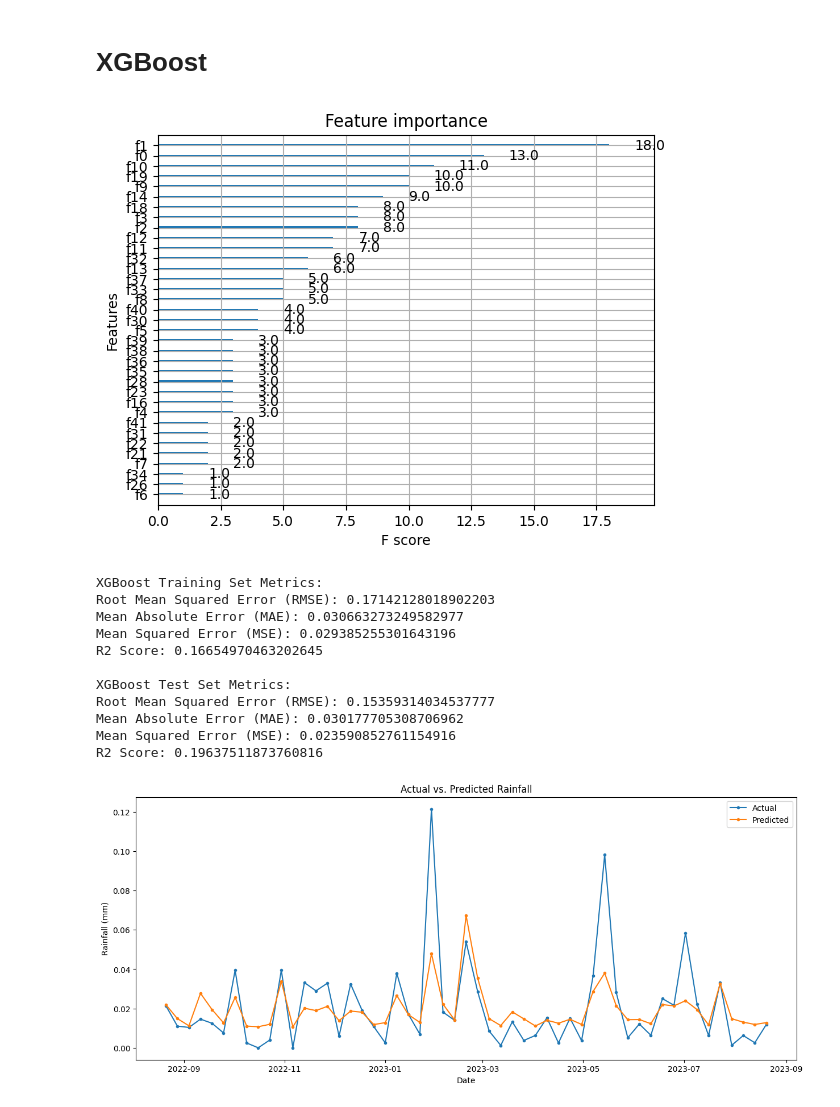
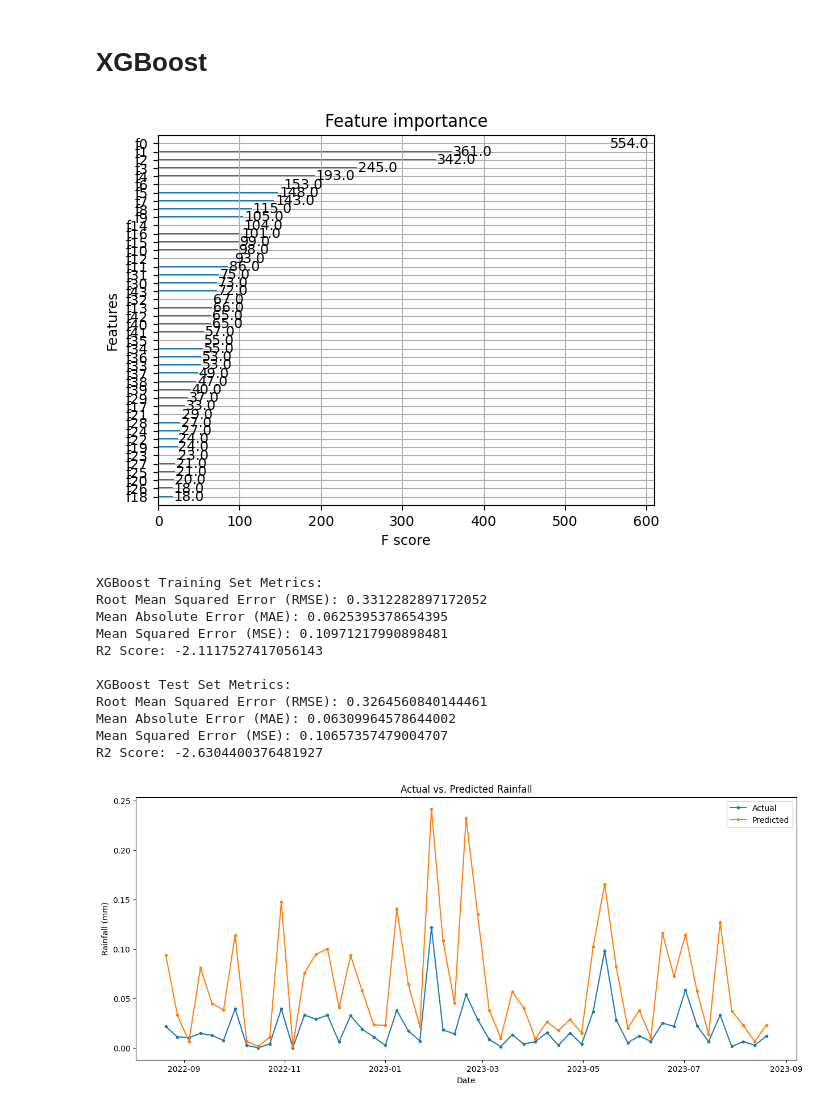
Before and after one commit to YingCG/research-weather-forecast, a Jupyter notebook: MLmodel/MtAlbertAuckland-Every5min1year/XGBoost_rainfall_soilmoisture_MtAlbert.ipynb, the cells around one changed output. Drawn from its saved outputs; the diff is of its cells as text; code cells hidden in the pictures.

```diff
--- a/MLmodel/MtAlbertAuckland-Every5min1year/XGBoost_rainfall_soilmoisture_MtAlbert.ipynb
+++ b/MLmodel/MtAlbertAuckland-Every5min1year/XGBoost_rainfall_soilmoisture_MtAlbert.ipynb
@@ -212,7 +212,7 @@ from sklearn.preprocessing import StandardScaler
 
 
 # Define features and target
-X = mtalbert.drop(['Rainfall (mm)', 'Rainfall (Accumulated) (mm)', 'Soil Moisture Content (%V/V)'], axis=1)
+X = mtalbert.drop(['Rainfall (mm)'], axis=1)
 y = mtalbert['Rainfall (mm)']
 
 # Split the data into training and testing sets
@@ -231,24 +231,26 @@ X_test_scaled = scaler.transform(X_test)
 # %%
 import xgboost as xgb
 from xgboost import plot_importance
 
 # Create and train the XGBoost model
-xgb_model = xgb.XGBRegressor(objective='reg:squarederror', colsample_bytree=0.3, learning_rate=0.1,
-                             max_depth=5, alpha=10, n_estimators=10, random_state=42)
+# xgb_model = xgb.XGBRegressor(objective='reg:squarederror', colsample_bytree=0.3, learning_rate=0.1,
+#                              max_depth=5, alpha=10, n_estimators=10, random_state=42)
+xgb_model = xgb.XGBRegressor(objective='reg:squarederror', n_estimators=100)
+
 xgb_model.fit(X_train_scaled, y_train)
 
 # Plot feature importance
 plot_importance(xgb_model)
 plt.show()
 
 
 # Train the model on the selected features
 xgb_model.fit(X_train, y_train)
 
 # Make predictions
 xgb_predictions = xgb_model.predict(X_test)
 # %% [output]
-[figure, old version]
+[figure, new version]
 # %%
 from sklearn.metrics import mean_squared_error, mean_absolute_error, r2_score
 from math import sqrt
@@ -298,16 +300,16 @@ print("Mean Squared Error (MSE):", mse_test)
 print("R2 Score:", r2_test)
 # %% [output]
 XGBoost Training Set Metrics:
-Root Mean Squared Error (RMSE): 0.17142128018902203
-Mean Absolute Error (MAE): 0.030663273249582977
-Mean Squared Error (MSE): 0.029385255301643196
-R2 Score: 0.16654970463202645
+Root Mean Squared Error (RMSE): 0.3312282897172052
+Mean Absolute Error (MAE): 0.0625395378654395
+Mean Squared Error (MSE): 0.10971217990898481
+R2 Score: -2.1117527417056143
 
 XGBoost Test Set Metrics:
-Root Mean Squared Error (RMSE): 0.15359314034537777
-Mean Absolute Error (MAE): 0.030177705308706962
-Mean Squared Error (MSE): 0.023590852761154916
-R2 Score: 0.19637511873760816
+Root Mean Squared Error (RMSE): 0.3264560840144461
+Mean Absolute Error (MAE): 0.06309964578644002
+Mean Squared Error (MSE): 0.10657357479004707
+R2 Score: -2.6304400376481927
 # %%
 import matplotlib.pyplot as plt
 
@@ -330,7 +332,7 @@ ax.legend()
 
 plt.show()
 # %% [output]
-[figure, old version]
+[figure, new version]
 # %%
 # Create a function to categorize the weather conditions
 def categorize_rainfall_condition(percentage):
```
Also changed, not shown: parts of 1 cell of this notebook, 56 other files.
